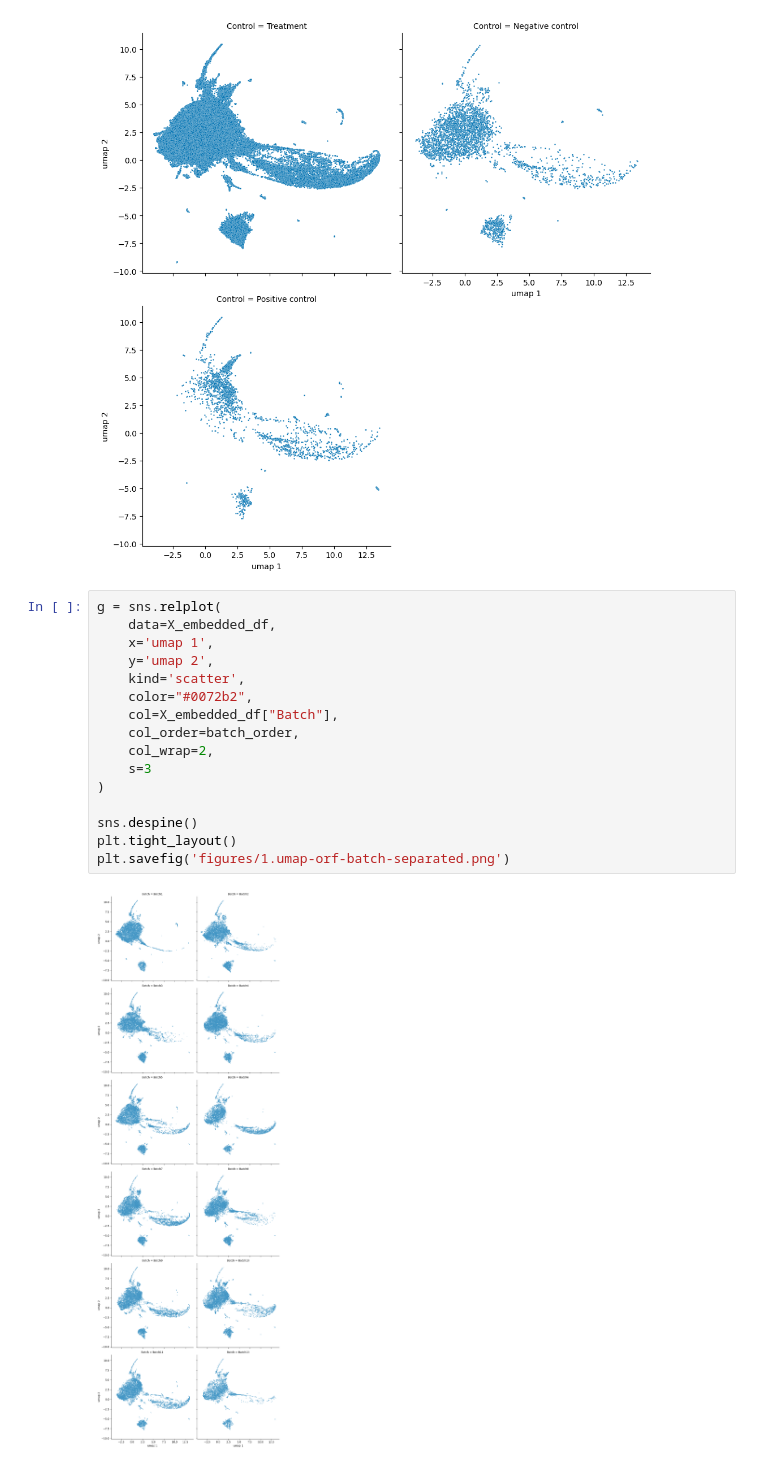
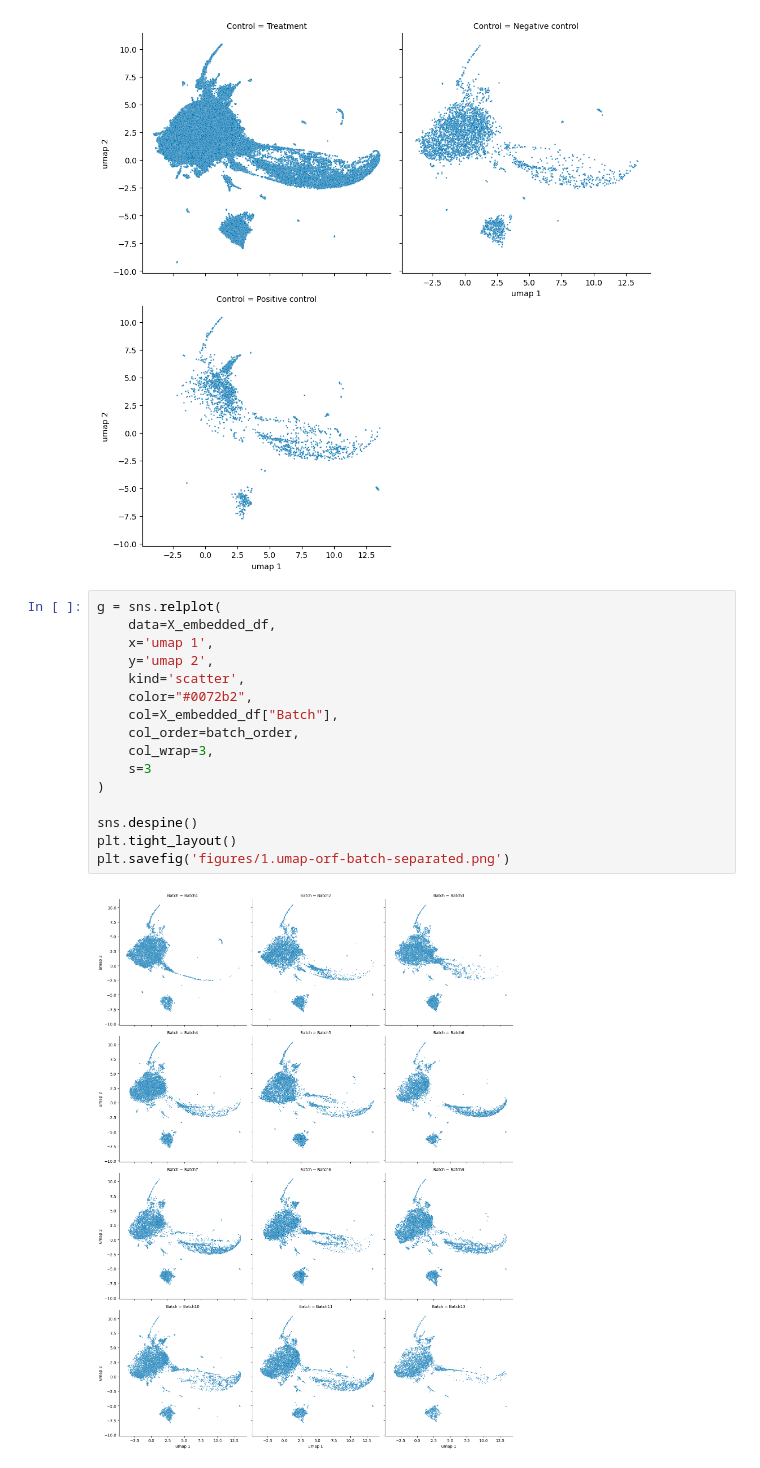
Before and after one commit to jump-cellpainting/2024_Chandrasekaran_Production, a Jupyter notebook: 0.visualize-orf-data/1.plot-orf-umap.ipynb, the cells around one changed output. Cells and saved outputs as stored; diff of their text form.

Commit message:
update plot

```diff
--- a/0.visualize-orf-data/1.plot-orf-umap.ipynb
+++ b/0.visualize-orf-data/1.plot-orf-umap.ipynb
@@ -152,18 +152,18 @@ plt.savefig('figures/1.umap-orf-control-separated.png')
 # %%
 g = sns.relplot(
     data=X_embedded_df,
     x='umap 1',
     y='umap 2',
     kind='scatter',
     color="#0072b2",
     col=X_embedded_df["Batch"],
     col_order=batch_order,
-    col_wrap=2,
+    col_wrap=3,
     s=3
 )
 
 sns.despine()
 plt.tight_layout()
 plt.savefig('figures/1.umap-orf-batch-separated.png')
 # %% [output]
-[figure, old version]
+[figure, new version]
```
Also changed, not shown: parts of 2 cells of this notebook, 4 other files.
